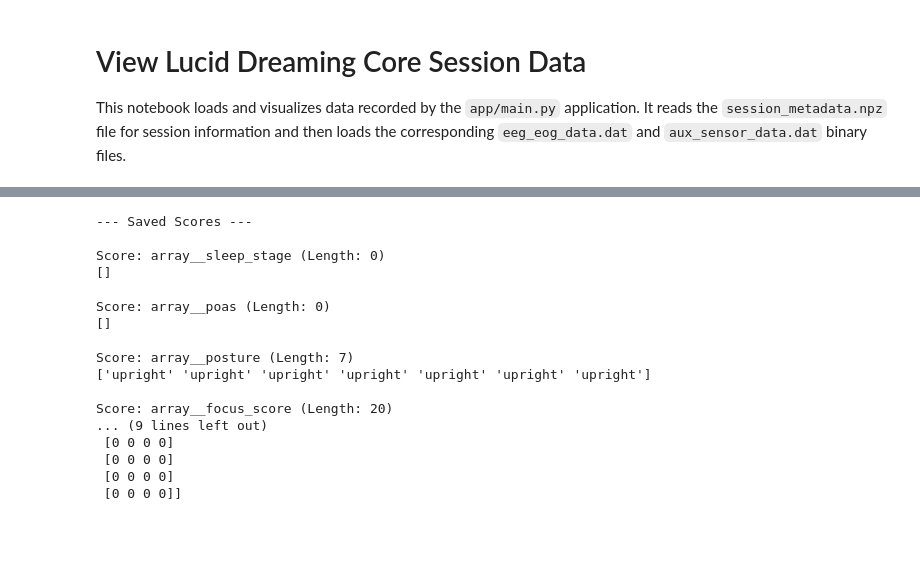
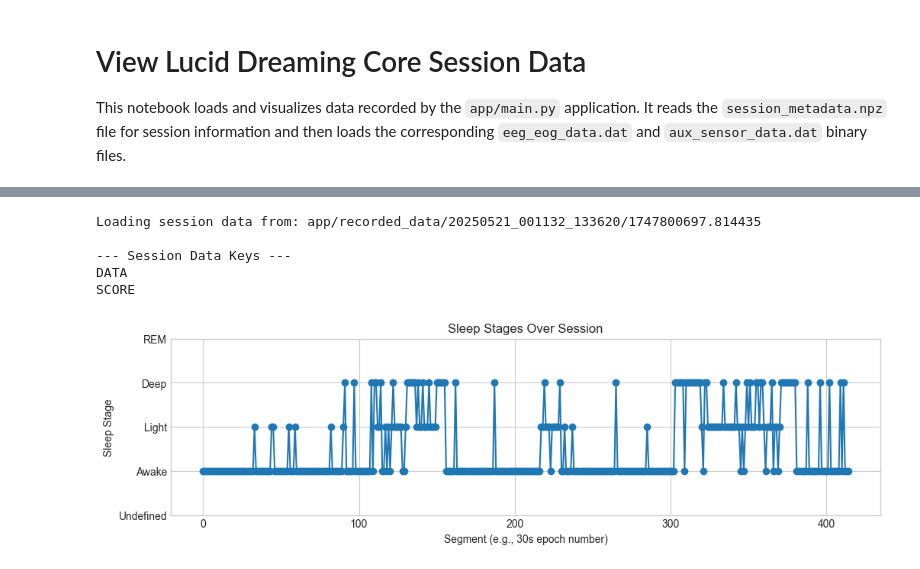
Before and after one commit to surya-ven/lucid-dreaming-core, a Jupyter notebook: test_app_data.ipynb, the cells around one changed output, grey strips where cells are left out. Saved outputs shown, nothing was run; the diff lists cells and outputs as text; code cells hidden in the pictures; blank space fills up the shorter version.

```diff
--- a/test_app_data.ipynb
+++ b/test_app_data.ipynb
@@ -222,44 +246,67 @@ First 5 rows of Auxiliary sensor data (channels x samples):
 # %%
 
 # --- Display Scores ---
 if metadata and 'scores' in metadata:
     scores_dict = metadata['scores'].item() # .item() because it's saved as a 0-d object array containing the dict
     print("\n--- Saved Scores ---")
     for score_name, score_array in scores_dict.items():
         print(f"\nScore: {score_name} (Length: {len(score_array) if hasattr(score_array, '__len__') else 'N/A'})")
         print(score_array)
 
         # Example: Plot sleep stage if available and not empty
         if score_name == "array__sleep_stage" and hasattr(score_array, '__len__') and len(score_array) > 0:
             plt.figure(figsize=(12, 3))
             # Assuming scores are roughly every 30s for sleep stage, create a simple x-axis
             # For more accuracy, one would need timestamps per score point if available
             score_time_axis = np.arange(len(score_array))
             plt.plot(score_time_axis, score_array, marker='o', linestyle='-')
             plt.title("Sleep Stages Over Session")
             plt.xlabel("Segment (e.g., 30s epoch number)")
             plt.ylabel("Sleep Stage")
             # value < 0: undefined, value = 0: awake, value = 1: light, value = 2: deep, value = 3: REM
             plt.yticks([-1, 0, 1, 2, 3], ['Undefined', 'Awake', 'Light', 'Deep', 'REM'])
             plt.grid(True)
             plt.show()
 else:
-    print("Scores not found in metadata.")
+    # Fallback to frenztoolkit for loading session data
+    # Their data is stored in a subfolder of our recorded_data folder
+    # so load the experiment from the subfolder
+    # Get path to first folder within the selected session
+    # using os.path.isdir
+    session_subfolder = os.path.join(SESSION_PATH, [d for d in os.listdir(SESSION_PATH) if os.path.isdir(os.path.join(SESSION_PATH, d))][0])
+    print(f"Loading session data from: {session_subfolder}")
+    # Load session data
+    session_data = load_experiment(session_subfolder)
+    # Print session data keys
+    print("\n--- Session Data Keys ---")
+    for key in session_data.keys():
+        print(key)
+
+    # Access EEG and Focus score history
+    # eeg = session_data["DATA"]["RAW"]["EEG"]
+    # print(eeg.shape)
+    sleep_stage_list = session_data["SCORE"]["array__sleep_stage"]
+
+    # Plot sleep stage if available
+    if sleep_stage_list is not None and len(sleep_stage_list) > 0:
+        plt.figure(figsize=(12, 3))
+        # Assuming scores are roughly every 30s for sleep stage, create a simple x-axis
+        # For more accuracy, one would need timestamps per score point if available
+        score_time_axis = np.arange(len(sleep_stage_list))
+        plt.plot(score_time_axis, sleep_stage_list, marker='o', linestyle='-')
+        plt.title("Sleep Stages Over Session")
+        plt.xlabel("Segment (e.g., 30s epoch number)")
+        plt.ylabel("Sleep Stage")
+        # value < 0: undefined, value = 0: awake, value = 1: light, value = 2: deep, value = 3: REM
+        plt.yticks([-1, 0, 1, 2, 3], ['Undefined', 'Awake', 'Light', 'Deep', 'REM'])
+        plt.grid(True)
+        plt.show()
+    else:
+        print("No sleep stage data available in session data.")
 # %% [output]
---- Saved Scores ---
+Loading session data from: app/recorded_data/20250521_001132_133620/1747800697.814435
 
-Score: array__sleep_stage (Length: 0)
-[]
-
-Score: array__poas (Length: 0)
-[]
-
-Score: array__posture (Length: 7)
-['upright' 'upright' 'upright' 'upright' 'upright' 'upright' 'upright']
-
-Score: array__focus_score (Length: 20)
-... (9 lines left out)
- [0 0 0 0]
- [0 0 0 0]
- [0 0 0 0]
- [0 0 0 0]]
+--- Session Data Keys ---
+DATA
+SCORE
+[figure, added]
```
Also changed, not shown: parts of 7 cells of this notebook, 2 other files.
